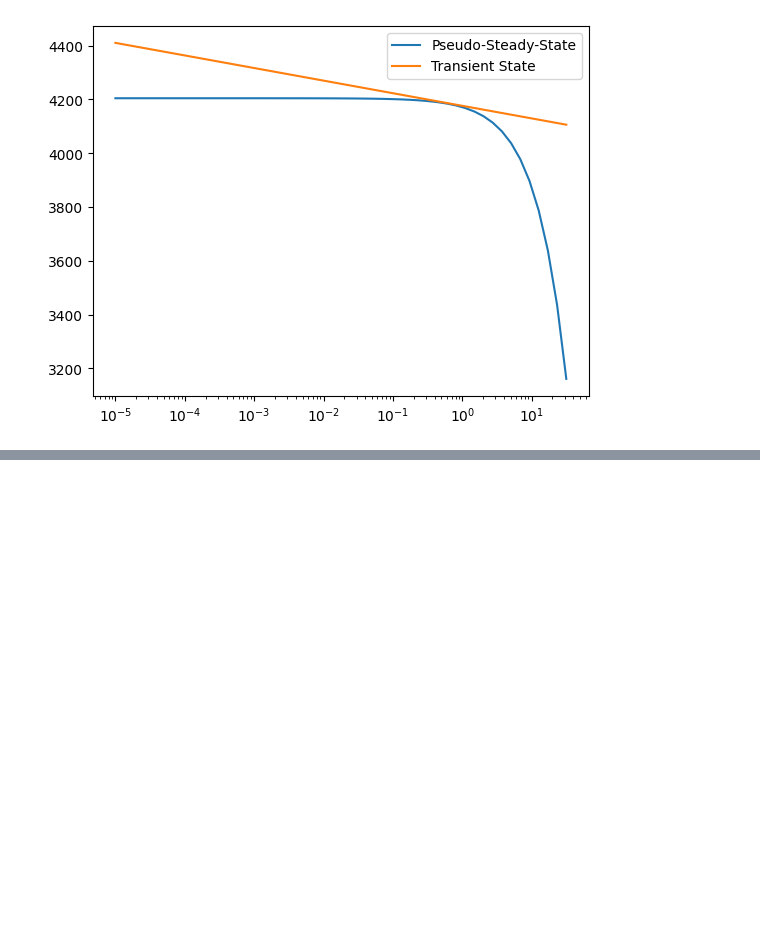
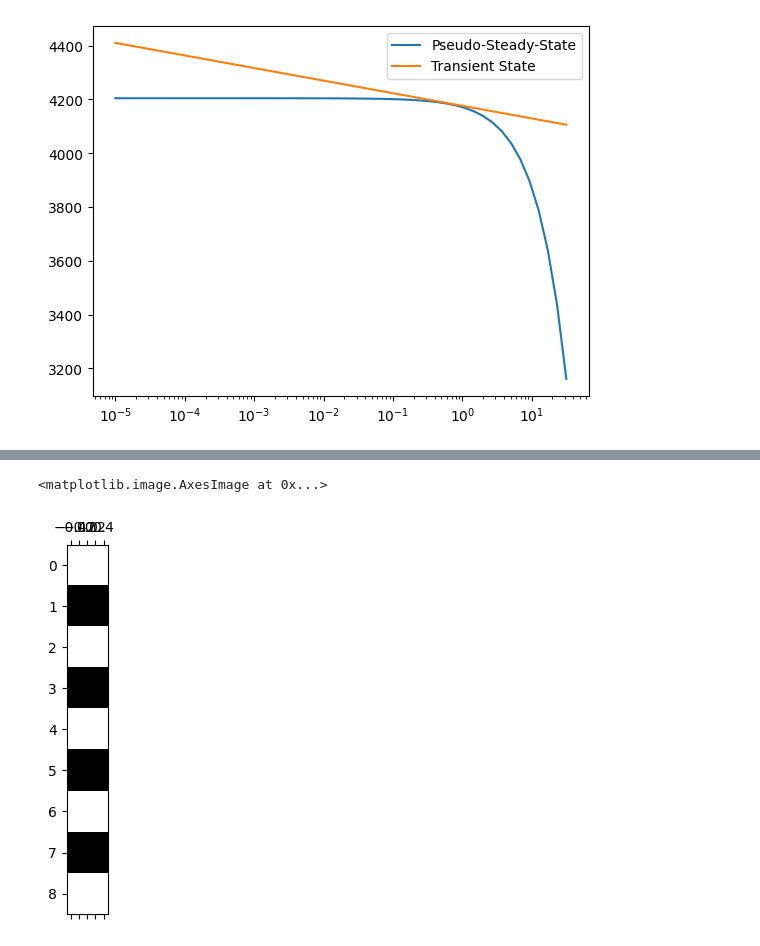
Before and after one commit to jshiriyev/reservoir-simulation, a Jupyter notebook: docs/chapter_04_multidimensional_reservoir_domain/05_single_phase_radial_flow_benchmarking.ipynb, the cells around one changed output, grey strips where cells are left out. Cells and saved outputs as stored; diff of their text form; code cells hidden in the pictures; blank space fills up the shorter version.

```diff
--- a/docs/chapter_04_multidimensional_reservoir_domain/05_single_phase_radial_flow_benchmarking.ipynb
+++ b/docs/chapter_04_multidimensional_reservoir_domain/05_single_phase_radial_flow_benchmarking.ipynb
@@ -169,0 +256,5 @@ plt.show()
+# %%
+plt.spy(mat.G)
+# %% [output]
+<matplotlib.image.AxesImage at 0x...>
+[figure, added]
```
Also changed, not shown: parts of 28 cells of this notebook, 4 other files.
